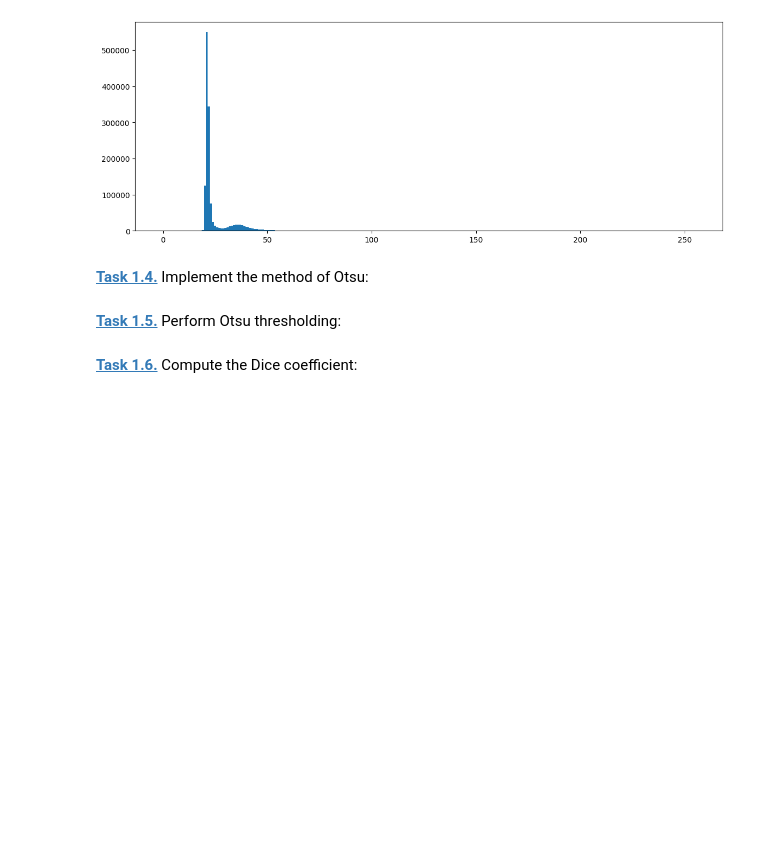
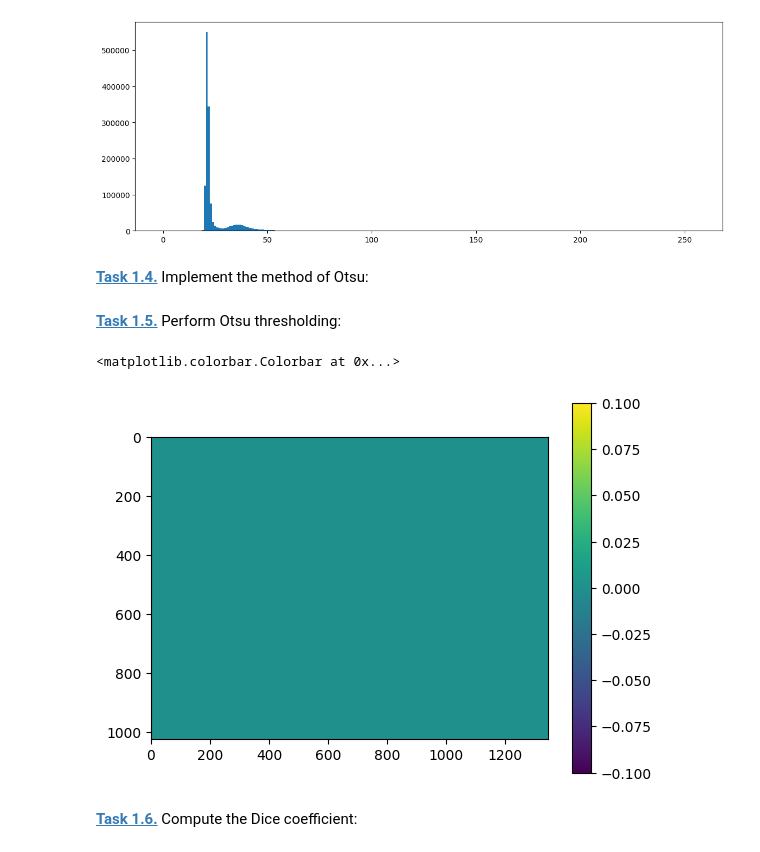
Before and after one commit to grosserC/mobi-fs5-python, a Jupyter notebook: otsu.ipynb, the cells around one changed output. Cells and saved outputs as stored; diff of their text form; code cells hidden in the pictures; blank space fills up the shorter version.

```diff
--- a/otsu.ipynb
+++ b/otsu.ipynb
@@ -40,7 +59,22 @@ plt.bar(range(256), h, width=1)
 [figure]
 # %% [markdown]
 **[Task 1.4.]()** Implement the method of Otsu:
+# %%
+list_T = []
+for t in range (1,255):
+    T = h[:t].sum()*np.var(h[:t])+h[t:].sum()*np.var(h[t:])
+    list_T.append(T)
+threshold = list_T.index(min(list_T))
 # %% [markdown]
 **[Task 1.5.]()** Perform Otsu thresholding:
+# %%
+img_out = np.array(imgf > threshold)
+
+plt.figure()
+plt.imshow(img_out)
+plt.colorbar()
+# %% [output]
+<matplotlib.colorbar.Colorbar at 0x...>
+[figure, added]
 # %% [markdown]
 **[Task 1.6.]()** Compute the Dice coefficient:
```
Also changed, not shown: parts of 3 cells of this notebook.
